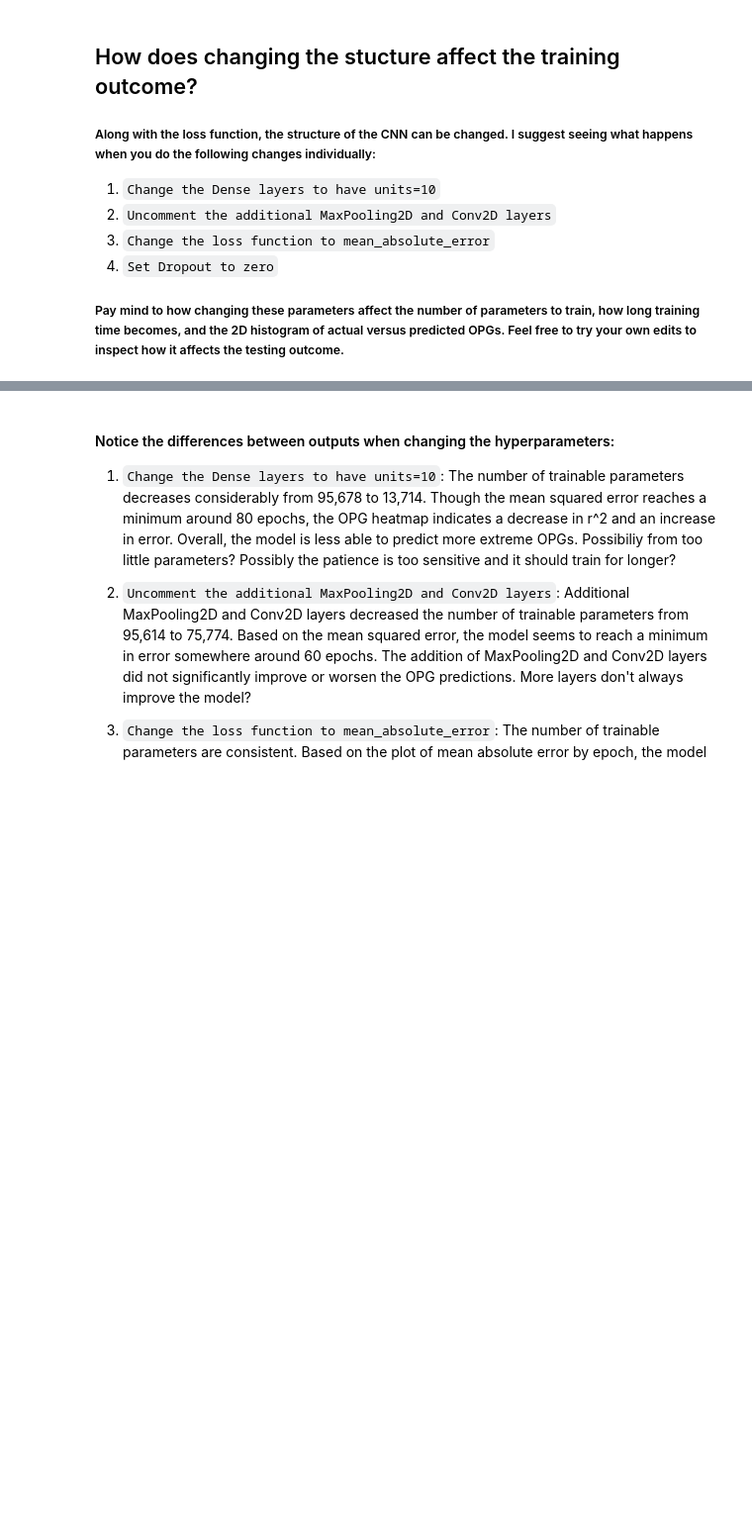
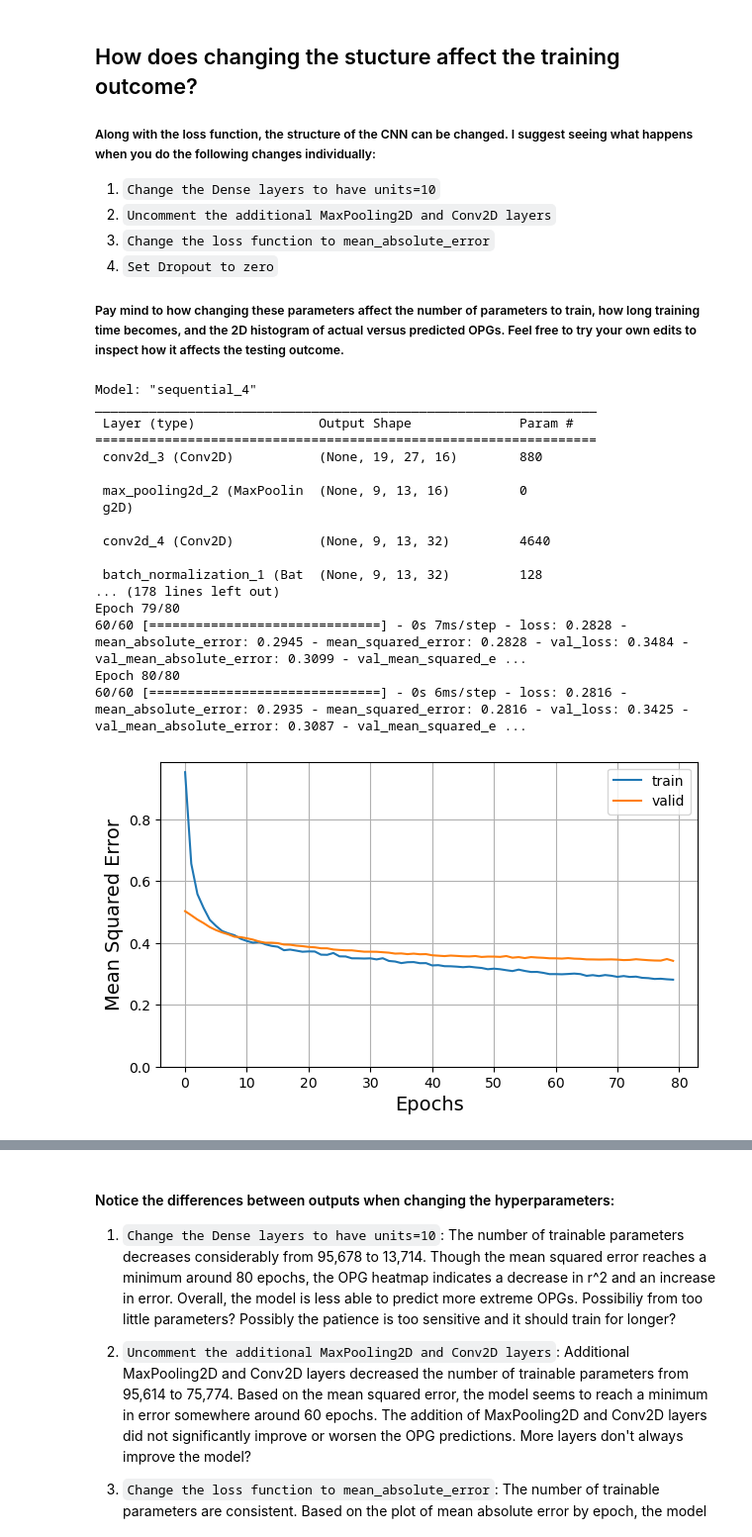
Before and after one commit to s-wolvin/OPG-CNN-Northern-Utah-CIROH-Workshop, a Jupyter notebook: scripts/CIROH_CNN.ipynb, the cells around one changed output, grey strips where cells are left out. Shown at 99% size. Cells and saved outputs as stored; diff of their text form; code cells hidden in the pictures; blank space fills up the shorter version.

```diff
--- a/scripts/CIROH_CNN.ipynb
+++ b/scripts/CIROH_CNN.ipynb
@@ -396,7 +491,7 @@ plot_act_pred(model, hist, 'model_02_adjust_lr')
 ##### Pay mind to how changing these parameters affect the number of parameters to train, how long training time becomes, and the 2D histogram of actual versus predicted OPGs. Feel free to try your own edits to inspect how it affects the testing outcome.
 # %%
 model = Sequential([
-    InputLayer(shape=(latitude, longitude, channels)),
+    Input(shape=(latitude, longitude, channels)),
     Conv2D(filters = 16, kernel_size = (3,3), padding = 'same', activation = 'relu'),
     MaxPooling2D(pool_size = (2,2)),
     Conv2D(filters = 32, kernel_size = (3,3), padding = 'same', activation = 'relu'),
@@ -404,30 +499,49 @@ model = Sequential([
     # Conv2D(filters = 64, kernel_size = (3,3), padding = 'same', activation = 'relu'),   #2 <-- Comment in this line
     BatchNormalization(),
     MaxPooling2D(pool_size = (2,2)),
     Dropout(0.25),                         #4 <-- Change the dropout from 0.25 to 0.0
     Flatten(),
     Dense(units = 100, activation = 'relu'),  #1 <-- Change the units of the Dense Layers from 100 to 10
     Dense(units = 100, activation = 'relu'),  #1 <-- Change the units of the Dense Layers from 100 to 10
     Dropout(0.25),                         #4 <-- Change the dropout from 0.25 to 0.0
     Dense(units = len(facet_list), activation = 'linear') ])
 
 model.summary()
 
 model.compile(loss = 'mean_squared_error',          #3 <-- Change Loss Function Here from mean_squared_error to mean_absolute_error
               metrics = ["mean_absolute_error", "mean_squared_error"],
               optimizer = RMSprop(learning_rate=1e-4))
 
 epochs = 80
 batch_size = 32
 
 callback = [EarlyStopping(monitor='val_loss', patience=5, mode='min')]
 
 hist = model.fit(train_atmos, train_opg,
                   batch_size = batch_size,
                   epochs = epochs,
                   validation_data = (val_atmos, val_opg),
                   callbacks=[callback],
                   verbose = 1)                     # <-- If you want to silence training, set to 0, if you want to watch it train, set to 1
 
 plot_loss(hist, 'model_03_change_architecture')
 plot_act_pred(model, hist, 'model_03_change_architecture')
+# %% [output]
+Model: "sequential_4"
+_________________________________________________________________
+ Layer (type)                Output Shape              Param #
+=================================================================
+ conv2d_3 (Conv2D)           (None, 19, 27, 16)        880
+
+ max_pooling2d_2 (MaxPoolin  (None, 9, 13, 16)         0
+ g2D)
+
+ conv2d_4 (Conv2D)           (None, 9, 13, 32)         4640
+
+ batch_normalization_1 (Bat  (None, 9, 13, 32)         128
+... (178 lines left out)
+Epoch 79/80
+60/60 [==============================] - 0s 7ms/step - loss: 0.2828 - mean_absolute_error: 0.2945 - mean_squared_error: 0.2828 - val_loss: 0.3484 - val_mean_absolute_error: 0.3099 - val_mean_squared_e ...
+Epoch 80/80
+60/60 [==============================] - 0s 6ms/step - loss: 0.2816 - mean_absolute_error: 0.2935 - mean_squared_error: 0.2816 - val_loss: 0.3425 - val_mean_absolute_error: 0.3087 - val_mean_squared_e ...
+[figure, added]
```
Also changed, not shown: parts of 14 cells of this notebook, 3 other files.
